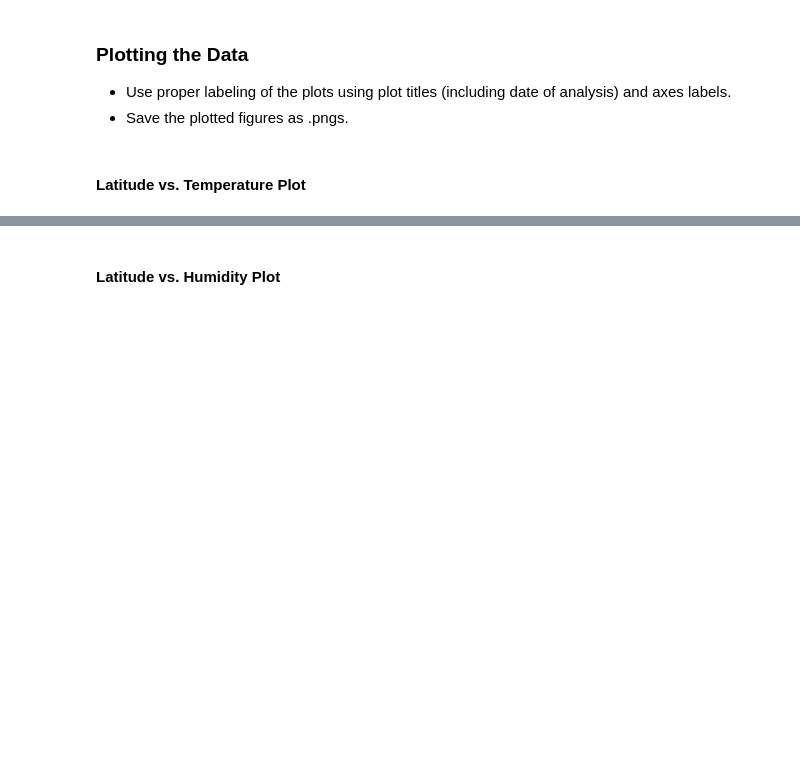
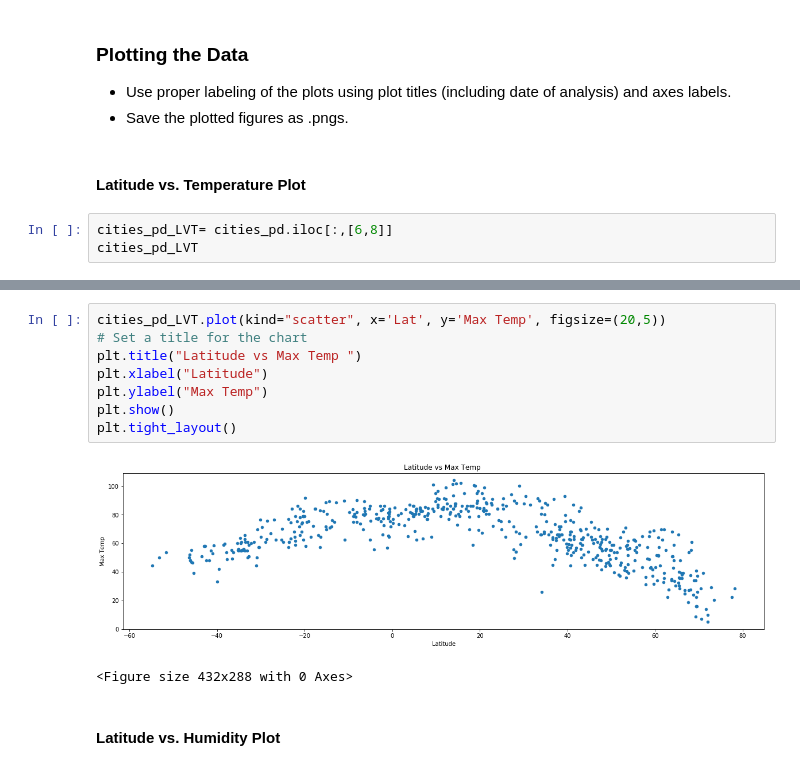
Before and after one commit to cmills39/API_Challenge, a Jupyter notebook: Instructions/WeatherPy.ipynb, the cells around one changed output, grey strips where cells are left out. Saved outputs shown, nothing was run; the diff lists cells and outputs as text; blank space fills up the shorter version.

```diff
--- a/Instructions/WeatherPy.ipynb
+++ b/Instructions/WeatherPy.ipynb
@@ -134,3 +134,6 @@ cities_pd.head()
 * Save the plotted figures as .pngs.
 # %% [markdown]
 #### Latitude vs. Temperature Plot
+# %%
+cities_pd_LVT= cities_pd.iloc[:,[6,8]]
+cities_pd_LVT
@@ -137,2 +154,13 @@ cities_pd.head()
+# %%
+cities_pd_LVT.plot(kind="scatter", x='Lat', y='Max Temp', figsize=(20,5))
+# Set a title for the chart
+plt.title("Latitude vs Max Temp ")
+plt.xlabel("Latitude")
+plt.ylabel("Max Temp")
+plt.show()
+plt.tight_layout()
+# %% [output]
+[figure, added]
+<Figure size 432x288 with 0 Axes>
 # %% [markdown]
 #### Latitude vs. Humidity Plot
```
Also changed, not shown: parts of 26 cells of this notebook.
